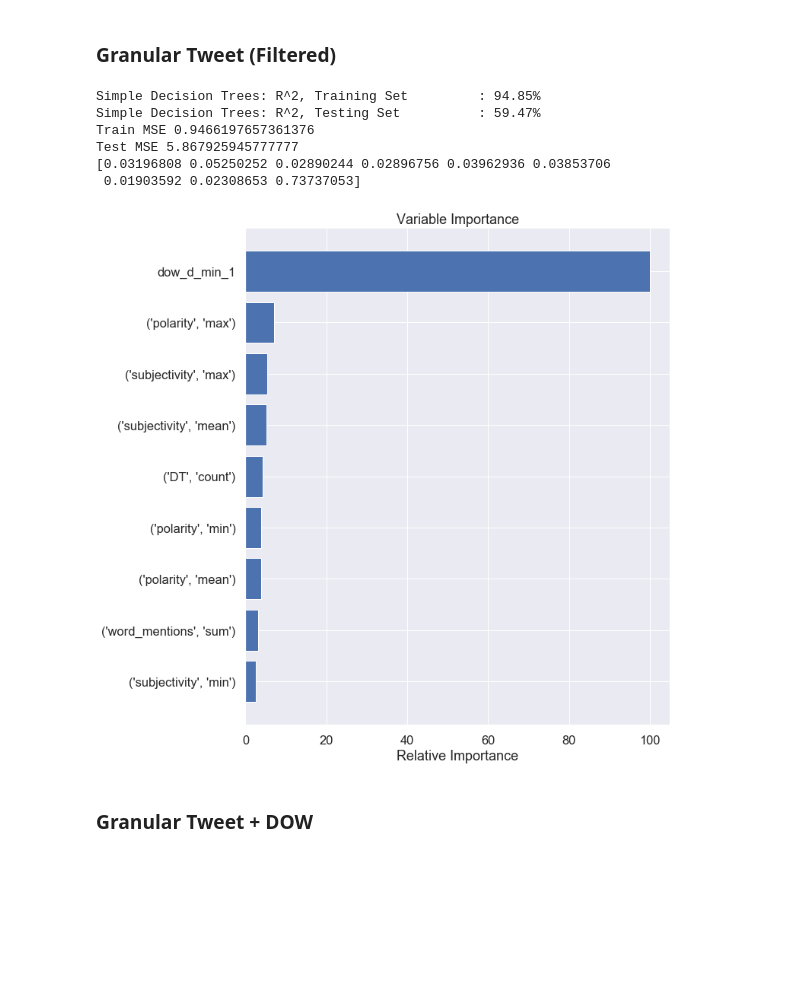
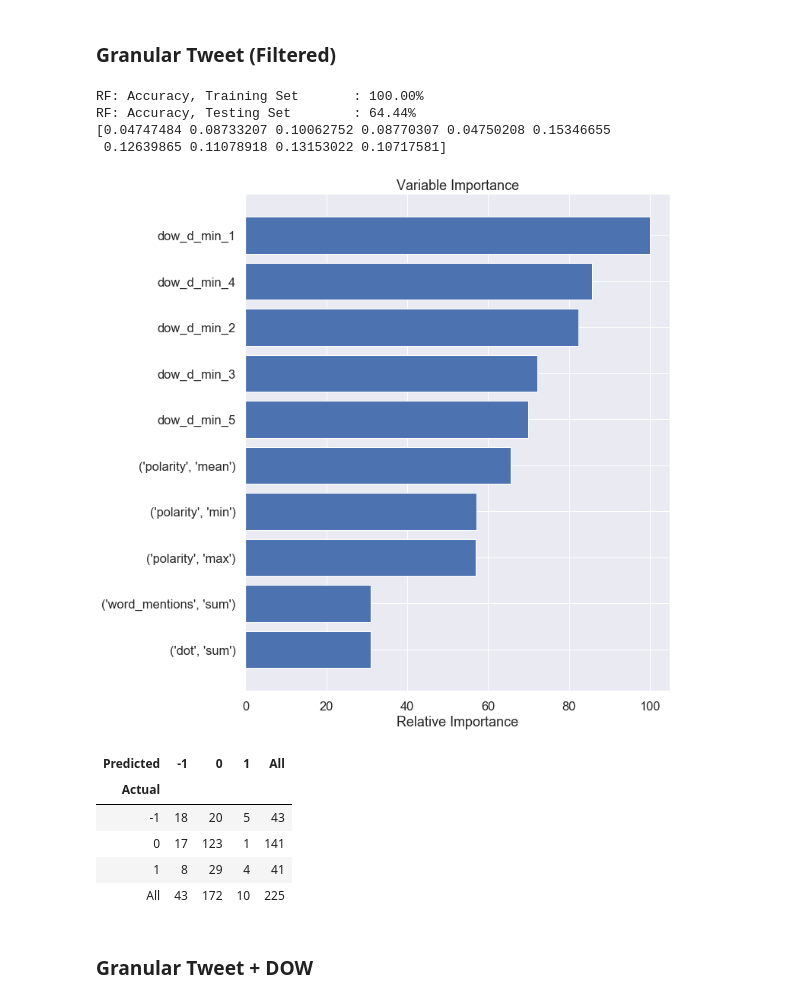
Before and after one commit to ddemarco96/FinalProject40, a Jupyter notebook: Milestone4_Dylan.ipynb, the cells around one changed output. Drawn from its saved outputs; the diff is of its cells as text; code cells hidden in the pictures; blank space fills up the shorter version.

```diff
--- a/Milestone4_Dylan.ipynb
+++ b/Milestone4_Dylan.ipynb
@@ -51,13 +79,17 @@ tweet_df_filtered = tweet_df_full[tweet_df_full['trump_classification_binary'] =
 # Group tweets
 # https://stackoverflow.com/questions/14529838/apply-multiple-functions-to-multiple-groupby-columns
 grouped_tweets_full = tweet_df_full.groupby('ref_date').agg({
-                                                'subjectivity':['mean', 'max', 'min'],
                                                 'polarity':['mean', 'max', 'min'],
                                                 'word_mentions':'sum',
                                                 'dot':'sum',
                                                 'DT': 'count'})
 grouped_tweets_filtered = tweet_df_filtered.groupby('ref_date').agg({
-                                                    'subjectivity':['mean', 'max', 'min'],
+                                                    'polarity':['mean', 'max', 'min'],
+                                                    'word_mentions':'sum',
+                                                    'dot':'sum',
+                                                    'DT': 'count'})
+
+grouped_tweets_econ = econ_tweets.groupby('ref_date').agg({
                                                     'polarity':['mean', 'max', 'min'],
                                                     'word_mentions':'sum',
                                                     'dot':'sum',
@@ -173,7 +206,7 @@ Average VIX_Open
 # %% [markdown]
 ### Num Tweets (Filtered)
 # %%
-skip_predictors = ['VIX Open', 'Date', ('DT', 'sum'), ('dot', 'sum')]
+skip_predictors = ['VIX_change_type', 'Date', ('DT', 'count'), ('dot', 'count')]
 dow_predictors = ['dow_d_min_1','dow_d_min_2', 'dow_d_min_3', 'dow_d_min_4', 'dow_d_min_5']
 simple_dow = ['dow_d_min_1']
 aug_dow = ['dow_d_min_2', 'dow_d_min_3', 'dow_d_min_4', 'dow_d_min_5']
@@ -238,61 +262,63 @@ Test MSE 9.822376898142405
 # %% [markdown]
 ### Granular Tweet (Filtered)
 # %%
+
 # average model tweet model
 ## basic model fitting
 gtf_train, gtf_test = train_test_split(model_df_filtered, train_size=0.7, random_state=42)
 
 # Split Data into X,Y
-X_train, y_train = gtf_train[gtf_train.columns.difference(skip_predictors + aug_dow)], gtf_train['VIX Open']
-X_test, y_test = gtf_test[gtf_test.columns.difference(skip_predictors + aug_dow)], gtf_test['VIX Open']
+X_train, y_train = gtf_train[gtf_train.columns.difference(skip_predictors )], gtf_train['VIX_change_type']
+X_test, y_test = gtf_test[gtf_test.columns.difference(skip_predictors )], gtf_test['VIX_change_type']
 
-model = RandomForestRegressor(n_estimators=50, max_depth=100, random_state=42)
-
+model = RandomForestClassifier(n_estimators=50, max_depth=100, random_state=42)
 model.fit(X_train, y_train)
-
-# Check inital accuracy of Tree model
-acc_trees_training = model.score(X_train, y_train)
-acc_trees_testing  = model.score(X_test, y_test)
-
-# These are changing with each fit, plus we want a more validated choice for depth, so do that
-print("Simple Decision Trees: R^2, Training Set \t : {:.2%}".format(acc_trees_training))
-print("Simple Decision Trees: R^2, Testing Set \t : {:.2%}".format(acc_trees_testing))
 
 y_pred_train = model.predict(X_train)
 y_pred_test = model.predict(X_test)
-print("Train MSE", mean_squared_error(y_train, y_pred_train))
-print("Test MSE", mean_squared_error(y_test, y_pred_test))
+acc_trees_training = accuracy_score(y_train, y_pred_train)
+acc_trees_testing  = accuracy_score(y_test, y_pred_test)
+
+# These are changing with each fit, plus we want a more validated choice for depth, so do that
+print("RF: Accuracy, Training Set \t : {:.2%}".format(acc_trees_training))
+print("RF: Accuracy, Testing Set \t : {:.2%}".format(acc_trees_testing))
 
 print(model.feature_importances_)
 
 # x = np.arange(0,y_test.shape[0],1)
 # sns.set(font_scale=1.5)
 # sns.lineplot(x ,y_test, label = 'Test Set')
 # sns.lineplot(x ,y_pred_test, label = 'Predicted Value')
 # plt.xlabel('Index')
 # plt.show()
 
 #Top Features
 feature_importance = model.feature_importances_
 feature_importance = 100.0 * (feature_importance / feature_importance.max())
 sorted_idx = np.argsort(feature_importance)
 pos = np.arange(sorted_idx.shape[0]) + .5
 
 #Plot
 plt.figure(figsize=(10,12))
 plt.barh(pos, feature_importance[sorted_idx], align='center')
 plt.yticks(pos, X_train.columns[sorted_idx])
 plt.xlabel('Relative Importance')
 plt.title('Variable Importance')
 plt.show()
+
+pd.crosstab(y_test, model.predict(X_test), margins=True, rownames=['Actual'], colnames=['Predicted'])
 # %% [output]
-Simple Decision Trees: R^2, Training Set         : 94.85%
-Simple Decision Trees: R^2, Testing Set          : 59.47%
-Train MSE 0.9466197657361376
-Test MSE 5.867925945777777
-[0.03196808 0.05250252 0.02890244 0.02896756 0.03962936 0.03853706
- 0.01903592 0.02308653 0.73737053]
+RF: Accuracy, Training Set       : 100.00%
+RF: Accuracy, Testing Set        : 64.44%
+[0.04747484 0.08733207 0.10062752 0.08770307 0.04750208 0.15346655
+ 0.12639865 0.11078918 0.13153022 0.10717581]
-[figure, old version]
+[figure, new version]
+| Predicted | -1 | 0 | 1 | All |
+| Actual |  |  |  |  |
+| -1 | 18 | 20 | 5 | 43 |
+| 0 | 17 | 123 | 1 | 141 |
+| 1 | 8 | 29 | 4 | 41 |
+| All | 43 | 172 | 10 | 225 |
 # %%
 
 # dow only - RF
```
Also changed, not shown: parts of 7 cells of this notebook, 2 other files.
